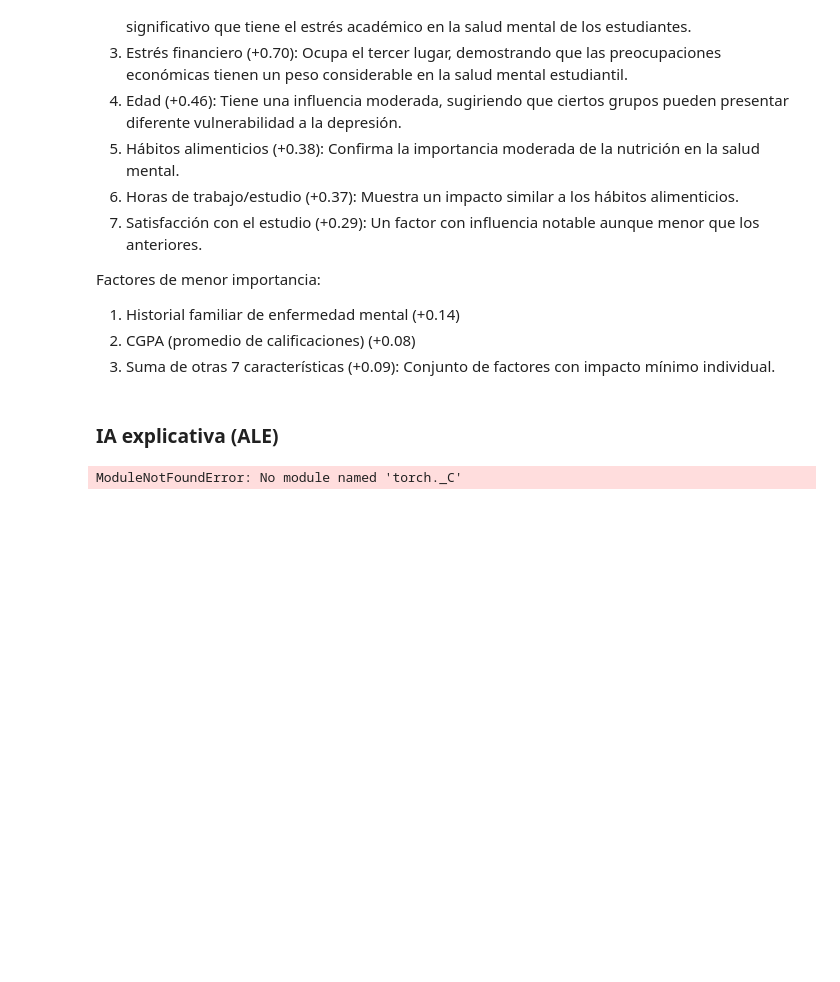
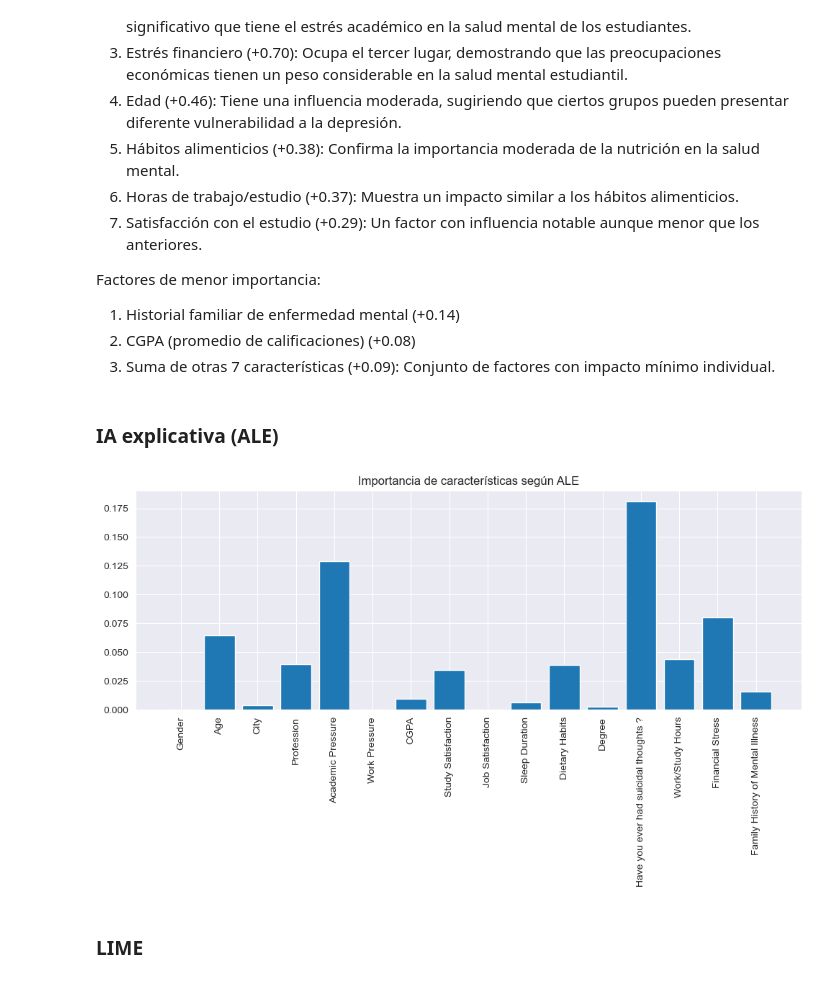
Before and after one commit to marcosgcr3/AA, a Jupyter notebook: Proyecto Final/ProyectoFinal.ipynb, the cells around one changed output. Drawn from its saved outputs; the diff is of its cells as text; code cells hidden in the pictures; blank space fills up the shorter version.

```diff
--- a/Proyecto Final/ProyectoFinal.ipynb
+++ b/Proyecto Final/ProyectoFinal.ipynb
@@ -632,48 +632,28 @@ Factores de menor importancia:
 # %% [markdown]
 ### IA explicativa (ALE)
 # %%
-
-
 from alibi.explainers import ALE
 
 
-# Inicializar el explicador ALE
 ale_explainer = ALE(predictor=logistic_model.predict_proba,
                    feature_names=X_test.columns.tolist())
 
-# Generar explicaciones ALE
+
 ale_exp = ale_explainer.explain(X_test.values)
 
-# Visualizar los resultados para las características más importantes
-# Puedes especificar qué características quieres visualizar
-features_to_plot = [0, 1, 2, 3, 4, 5]  # Índices de las características más importantes
-fig, axes = plt.subplots(2, 3, figsize=(18, 12))
-axes = axes.flatten()
 
-for idx, feature_idx in enumerate(features_to_plot):
-    feature_name = X_test.columns[feature_idx]
-    ale_values = ale_exp.ale_values[feature_idx]
-    feature_values = ale_exp.feature_values[feature_idx]
 
-    axes[idx].plot(feature_values, ale_values)
-    axes[idx].set_title(f'ALE para {feature_name}')
-    axes[idx].set_xlabel(feature_name)
-    axes[idx].set_ylabel('Efecto en la predicción')
-    axes[idx].axhline(y=0, color='r', linestyle='-')
-
-plt.tight_layout()
-plt.show()
-
-# Para visualizar la importancia global según ALE
-feature_importance_ale = np.zeros(len(X_test.columns))
+feature_importance_ale = np.zeros(len(X_test.columns)) #array de ceros con una posición por cada característica
 for i in range(len(X_test.columns)):
-    feature_importance_ale[i] = np.max(np.abs(ale_exp.ale_values[i]))
+    feature_importance_ale[i] = np.mean(np.abs(ale_exp.ale_values[i]))
 
 plt.figure(figsize=(10, 6))
 plt.bar(X_test.columns, feature_importance_ale)
 plt.xticks(rotation=90)
 plt.title('Importancia de características según ALE')
 plt.tight_layout()
 plt.show()
 # %% [output]
-ModuleNotFoundError: No module named 'torch._C'
+[figure, added]
+# %% [markdown]
+### LIME
```
Also changed, not shown: parts of 9 cells of this notebook.
